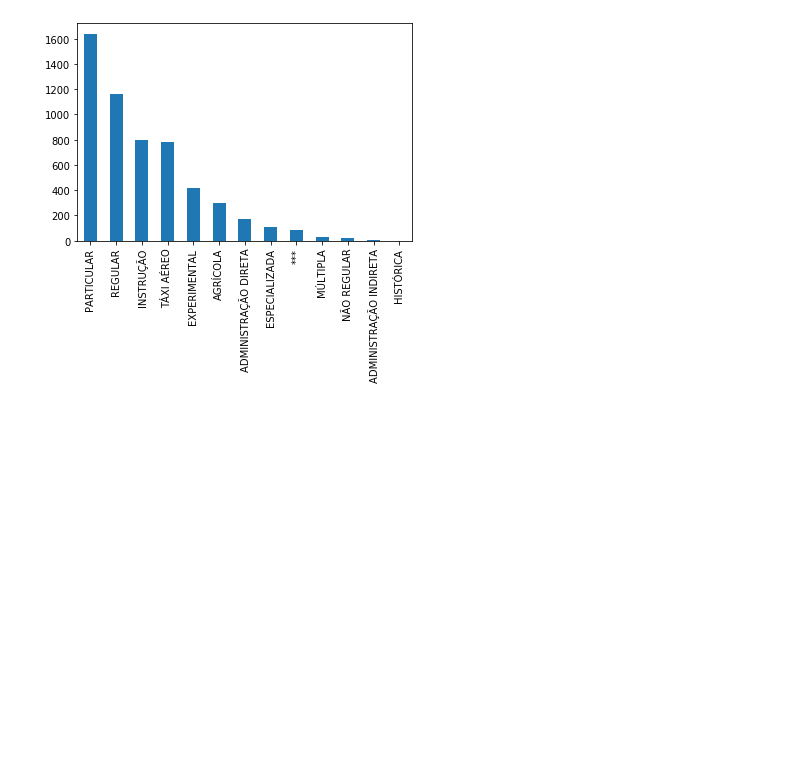
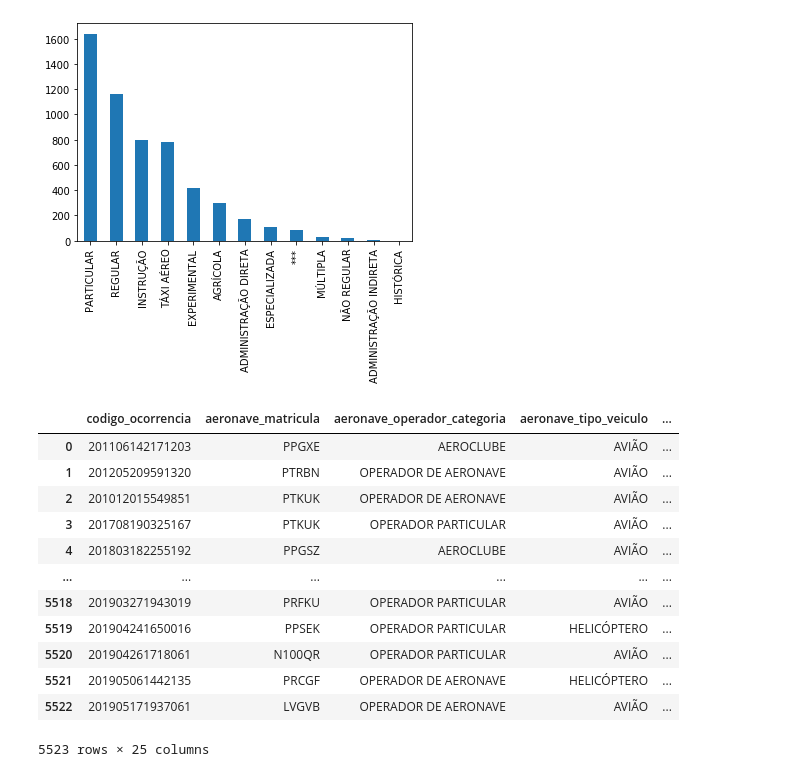
Before and after one commit to Rafael-93/Atividades-em-aula, a Jupyter notebook: Tabela_de_aeronaves.ipynb, the cells around one changed output. Drawn from its saved outputs; the diff is of its cells as text; code cells hidden in the pictures; blank space fills up the shorter version.

```diff
--- a/Tabela_de_aeronaves.ipynb
+++ b/Tabela_de_aeronaves.ipynb
@@ -32,3 +32,19 @@ df.aeronave_registro_segmento.value_counts().plot.bar()
 # %% [output]
 <matplotlib.axes._subplots.AxesSubplot at 0x...>
 [figure]
+# %%
+df
+# %% [output]
+|  | codigo_ocorrencia | aeronave_matricula | aeronave_operador_categoria | aeronave_tipo_veiculo | ... |
+| 0 | 201106142171203 | PPGXE | AEROCLUBE | AVIÃO | ... |
+| 1 | 201205209591320 | PTRBN | OPERADOR DE AERONAVE | AVIÃO | ... |
+| 2 | 201012015549851 | PTKUK | OPERADOR DE AERONAVE | AVIÃO | ... |
+| 3 | 201708190325167 | PTKUK | OPERADOR PARTICULAR | AVIÃO | ... |
+| 4 | 201803182255192 | PPGSZ | AEROCLUBE | AVIÃO | ... |
+| ... | ... | ... | ... | ... | ... |
+| 5518 | 201903271943019 | PRFKU | OPERADOR PARTICULAR | AVIÃO | ... |
+| 5519 | 201904241650016 | PPSEK | OPERADOR PARTICULAR | HELICÓPTERO | ... |
+| 5520 | 201904261718061 | N100QR | OPERADOR PARTICULAR | AVIÃO | ... |
+| 5521 | 201905061442135 | PRCGF | OPERADOR DE AERONAVE | HELICÓPTERO | ... |
+| 5522 | 201905171937061 | LVGVB | OPERADOR DE AERONAVE | AVIÃO | ... |
+5523 rows × 25 columns
```
